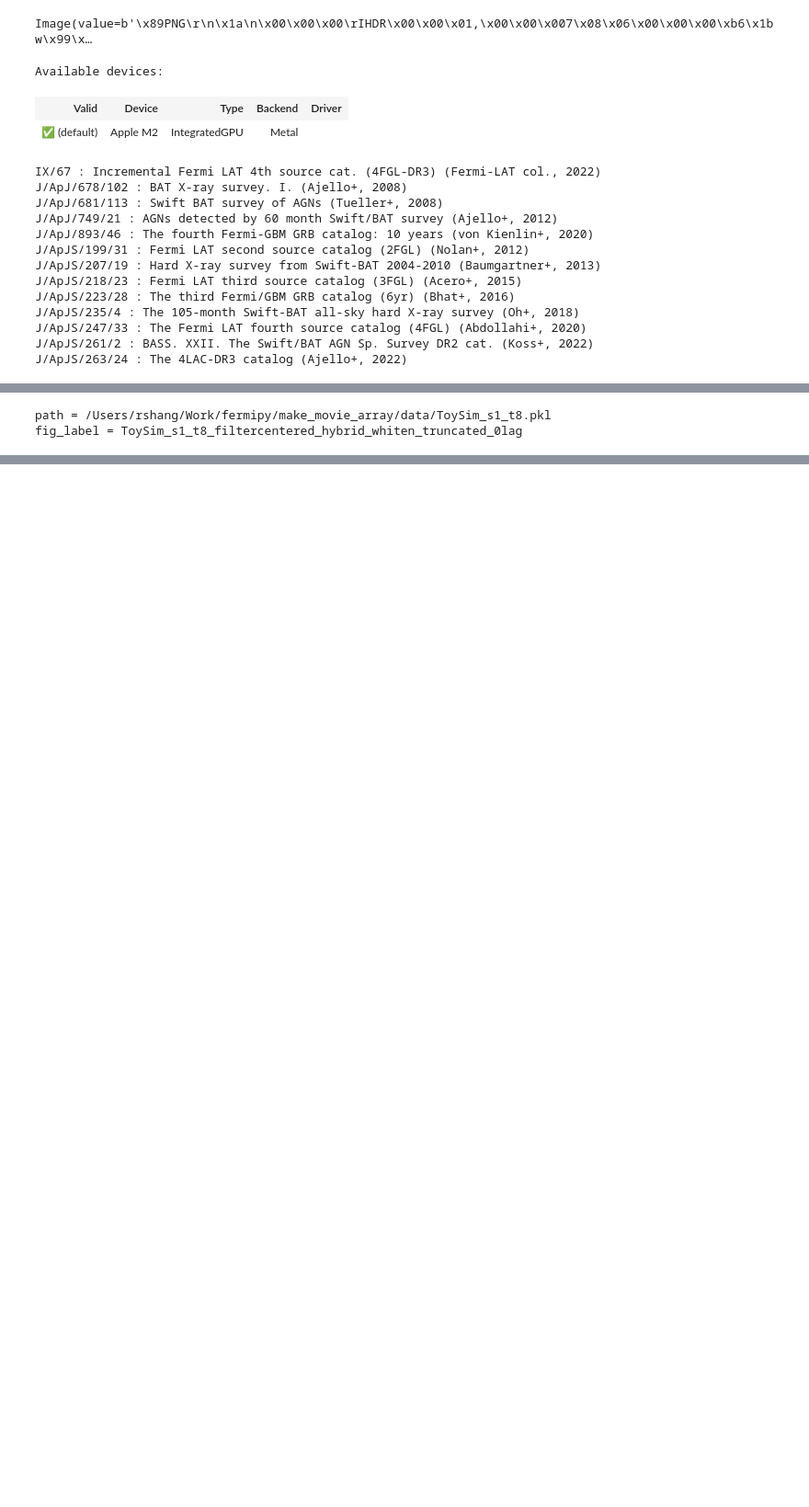
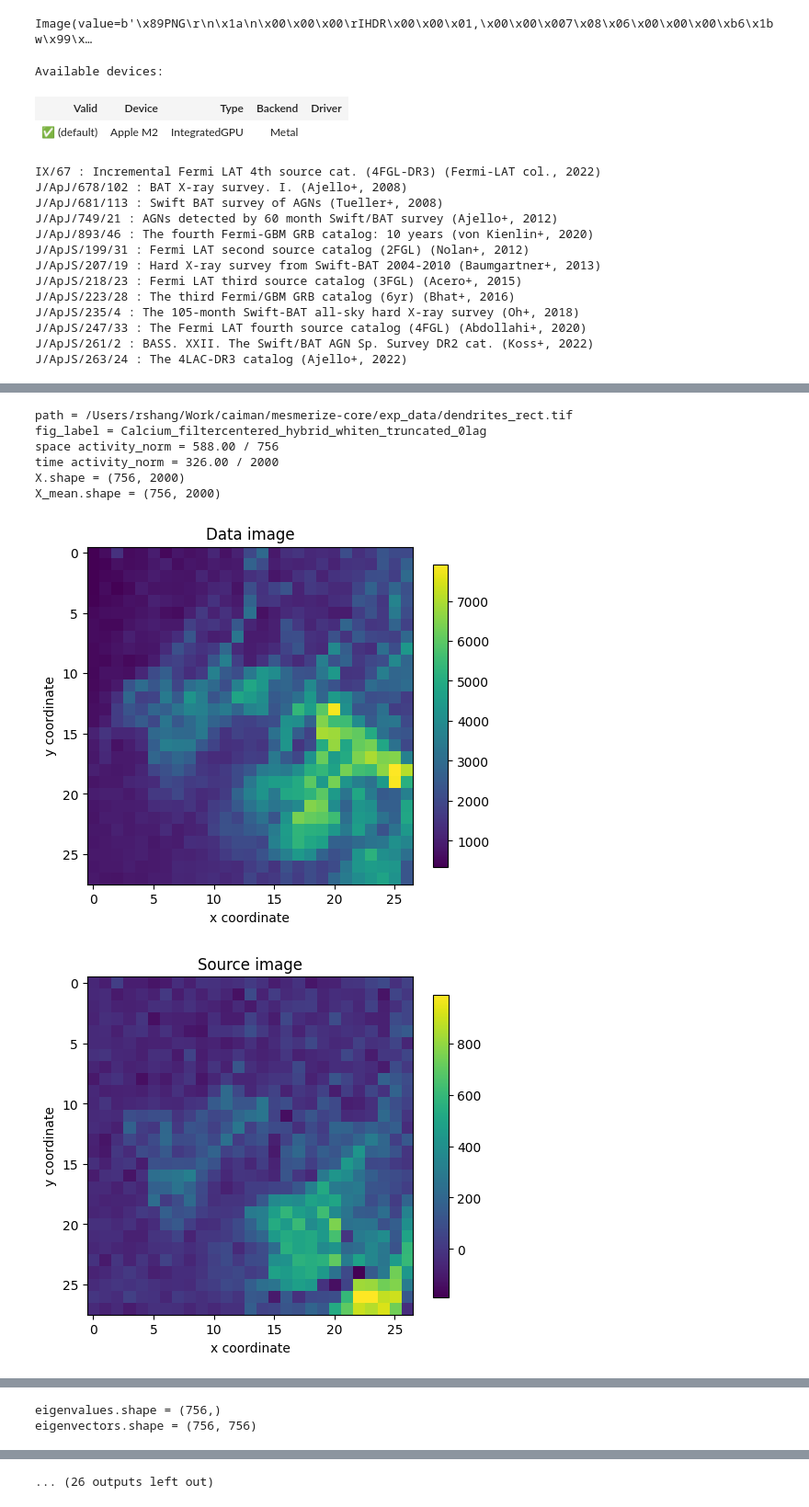
Before and after one commit to kushalkolar/td-svd-sandbox, a Jupyter notebook: NICA_pipeline.ipynb, the cells around one changed output, grey strips where cells are left out. Shown at 92% size. Saved outputs shown, nothing was run; the diff lists cells and outputs as text; code cells hidden in the pictures; blank space fills up the shorter version.

```diff
--- a/NICA_pipeline.ipynb
+++ b/NICA_pipeline.ipynb
@@ -538,8 +557,7 @@ def covariance_weight_matrix(Zx, Zy, Z, normalize=False):
     ones = np.ones_like(Z)
     norm = Z @ ones.T + ones @ Z.T
 
-    # effective_dist = 5
-    effective_dist = 10
+    effective_dist = 20
     n_pixels = Zx.shape[0]
     weight_matrix = np.zeros((n_pixels,n_pixels))
     for pix_i in range(0,n_pixels):
@@ -664,7 +682,8 @@ def hybrid_gradient_descent(H_init, W_init, Z0, Zs, Zc, eta=0.05, test=False):
     else:
         ZZT = covariance_matrix(Zc)
 
-
+    W_grad_rate = 0.2
+    H_grad_rate = 0.5
     for n_iter in tqdm(range(n_iterations)):
 
         H_old = H.copy()
@@ -673,25 +692,28 @@ def hybrid_gradient_descent(H_init, W_init, Z0, Zs, Zc, eta=0.05, test=False):
         W_rec = Z0 @ H.T # W reconstructed from H
         W_grad = W_rec * np.sum(np.abs(W_old)) / np.sum(np.abs(W_rec)) - W_old
 
-        W = W_old + eta * (covariance_matching_gradient(ZZT, W_old, N) + 0.2 * W_grad)
+        W = W_old + eta * ( (1.-W_grad_rate)*covariance_matching_gradient(ZZT, W_old, N) + W_grad_rate*W_grad)
         W = W.clip(0)
 
         H_rec = W.T @ Z0 # H reconstructed from W
         H_grad = H_rec * np.sum(np.abs(H_old)) / np.sum(np.abs(H_rec)) - H_old
 
-        H = H_old + eta * (similarity_matching_gradient(ZTZ, H_old, T) + 0.8 * H_grad)
+        H = H_old + eta * ( (1.-H_grad_rate)*similarity_matching_gradient(ZTZ, H_old, T) + H_grad_rate*H_grad)
         H = H.clip(0)
 
-        er = np.divide(np.abs(H - H_old), np.abs(H_old + epsilon)).mean() / eta
-        error_log_sim[n_iter] = er
+        er_H = np.divide(np.abs(H - H_old), np.abs(H_old + epsilon)).mean() / eta
+        error_log_sim[n_iter] = er_H
 
-        if er < error_stop:
-            break
+        # if er < error_stop:
+        #     break
 
-        er = np.divide(np.abs(W - W_old), np.abs(W_old + epsilon)).mean() / eta
-        error_log_cov[n_iter] = er
+        er_W = np.divide(np.abs(W - W_old), np.abs(W_old + epsilon)).mean() / eta
+        error_log_cov[n_iter] = er_W
 
-        if er < error_stop:
+        # if er < error_stop:
+        #     break
+
+        if (er_W+er_H) < error_stop:
             break
 
     print (f"np.sum(np.abs(ZTZ)) = {np.sum(np.abs(ZTZ))}")
@@ -869,7 +891,7 @@ def background_subtraction(X):
             Xb = space_constant_background_estimate(X, sigma=bkg_sigma, n_time_windows=n_time_windows)
             Xb += time_constant_background_estimate(X-Xb, sigma=bkg_sigma, n_time_windows=n_time_windows)
     Xs = X - Xb
-    Xs = Xs.clip(0)
+    # Xs = Xs.clip(0)
 
     return Xs, Xb
 # %%
@@ -1577,9 +1602,10 @@ def plot_toysim_reconstruction(fig_label, movie, source_footprints, traces_truth
         ax[0][0].imshow(movie.mean(axis=0))
         ax[0][0].contour(source_footprints[src], levels=truth_levels, colors='r')
         ax[1][0].imshow(image_array[cluster], cmap="Reds")
-        ax[1][1].plot(S_solved[cluster], label="reconstruction")
+        ax[1][1].plot(S_solved[cluster], label="demixing")
         ax[0][1].plot(traces_truth[src], label="truth", color="orange")
-        # ax[2].legend()
+        ax[1][1].legend(loc='upper right')
+        ax[0][1].legend(loc='upper right')
         plt.tight_layout()
         plt.savefig(f'{output_dir}/source_extract_src{src}_{fig_label}.png')
         plt.show()
@@ -2231,11 +2224,12 @@ for fp, fl in zip(filepath,file_label):
     if "Calcium" in fig_label:
 
         movie, N_movie, pix_x_coord, pix_y_coord = read_data_file(path)
-        # plot_image_from_movie(fig_label, movie)
         vectorizer, unvec, X, Xn = vectorization(movie, N_movie)
 
         Cx, Cy = coordinate_vectorization(pix_x_coord, pix_y_coord)
         Xs, Xb = background_subtraction(X)
+        Xc = centered_matrix(X, analysis_type)
+
         plot_image('data_image_'+fig_label, "Data image", unvec, X)
         plot_image('source_image_'+fig_label, "Source image", unvec, Xs)
         plot_image('background_image_'+fig_label, "Background image", unvec, Xb)
@@ -2259,37 +2253,43 @@ for fp, fl in zip(filepath,file_label):
         Zx = make_concatenated_matrix(Px)
         Zy = make_concatenated_matrix(Py)
 
-        estimate_rank_signal = generalized_mp_density_fit(X, Xn, 100)
+        estimate_rank_signal = generalized_mp_density_fit(Xs, Xn, 100)
 
         if analysis_type==0 or analysis_type==1:
 
             matching_type = analysis_type
             Pw, Pcw, Pnw = data_whitening(P, Ps, Pn, Pc, estimate_rank_signal, estimate_rank_signal, matching_type)
             Zc = make_concatenated_matrix(Pcw)
             Zn = make_concatenated_matrix(Pnw)
             H0, W0 = nonnegative_similarity_matching(fig_label, Zc, estimate_rank_signal, matching_type)
             H, W, image_array, A_solved, S_solved, Sn_solved = reconstruction(unvec, Zc, Zn, H0, W0, X.shape[0], estimate_rank_signal, matching_type)
             plot_reconstruction(fig_label, movie, image_array, A_solved, S_solved, Sn_solved, estimate_rank_signal)
             plot_footprint_summary(fig_label, image_array, estimate_rank_signal)
 
         else:
 
             matching_type = 0
             Pw_sim, Pcw_sim, Pnw_sim = data_whitening(P, Ps, Pn, Pc, estimate_rank_signal, estimate_rank_signal, matching_type)
             Zc_sim = make_concatenated_matrix(Pcw_sim)
             Zn_sim = make_concatenated_matrix(Pnw_sim)
             matching_type = 1
             Pw_cov, Pcw_cov, Pnw_cov = data_whitening(P, Ps, Pn, Pc, estimate_rank_signal, estimate_rank_signal, matching_type)
             Zc_cov = make_concatenated_matrix(Pcw_cov)
             Zn_cov = make_concatenated_matrix(Pnw_cov)
             matching_type = 2
             H, W = nonnegative_hybrid_matching(fig_label, Zs0, Zc_sim, Zc_cov, estimate_rank_signal)
             H, W, image_array, A_solved, S_solved, Sn_solved = reconstruction(unvec, Zc_cov, Zn_cov, H, W, X.shape[0], estimate_rank_signal, matching_type)
             plot_reconstruction(fig_label, movie, image_array, A_solved, S_solved, Sn_solved, estimate_rank_signal)
             plot_footprint_summary(fig_label, image_array, estimate_rank_signal)
 
 
         # Zr = plot_residual(unvec, Zs0, H, W)
 # %% [output]
-path = /Users/rshang/Work/fermipy/make_movie_array/data/ToySim_s1_t8.pkl
-fig_label = ToySim_s1_t8_filtercentered_hybrid_whiten_truncated_0lag
+path = /Users/rshang/Work/caiman/mesmerize-core/exp_data/dendrites_rect.tif
+fig_label = Calcium_filtercentered_hybrid_whiten_truncated_0lag
+space activity_norm = 588.00 / 756
+time activity_norm = 326.00 / 2000
+X.shape = (756, 2000)
+X_mean.shape = (756, 2000)
+[figure, added]
+[figure, added]
@@ -2295,0 +2297,2 @@ fig_label = ToySim_s1_t8_filtercentered_hybrid_whiten_truncated_0lag
+eigenvalues.shape = (756,)
+eigenvectors.shape = (756, 756)
@@ -2296,3 +2320,4 @@ fig_label = ToySim_s1_t8_filtercentered_hybrid_whiten_truncated_0lag
+... (26 outputs left out)
 # %%
 NICA_results = []
 for fp, fl in zip(filepath,file_label):
```
Also changed, not shown: parts of 10 cells of this notebook.
